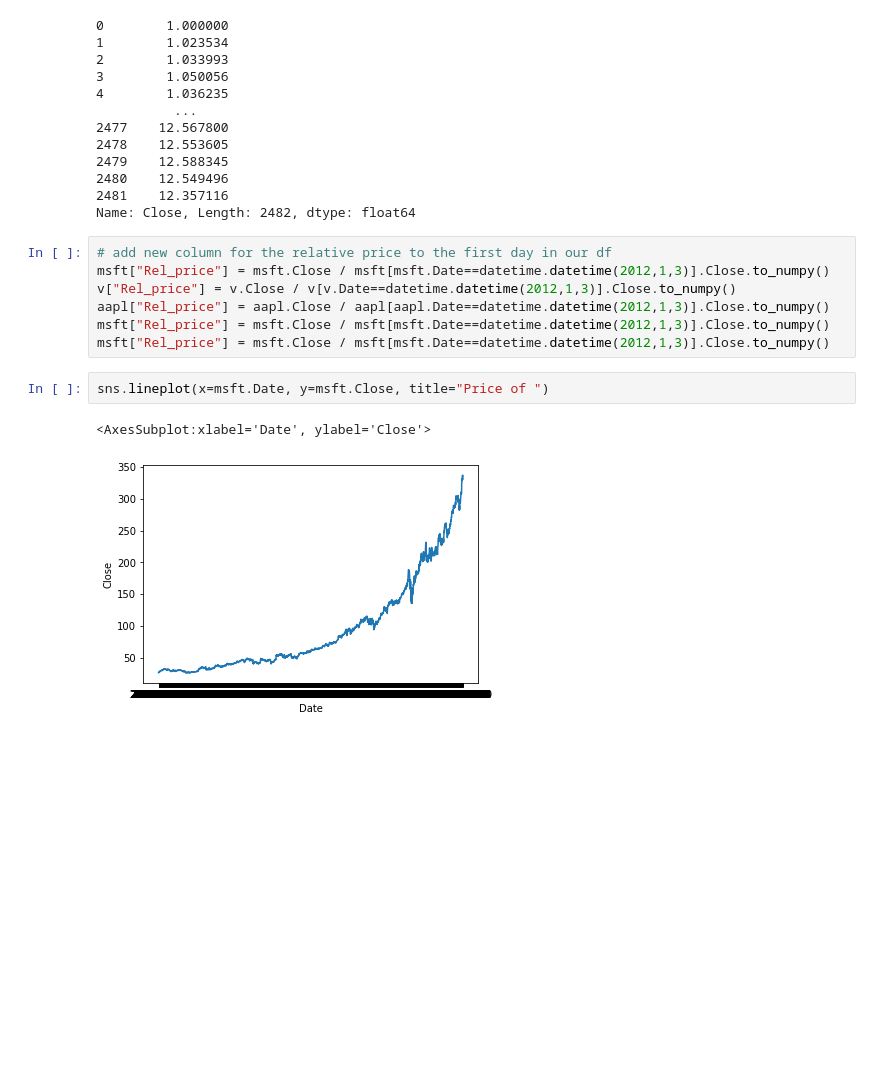
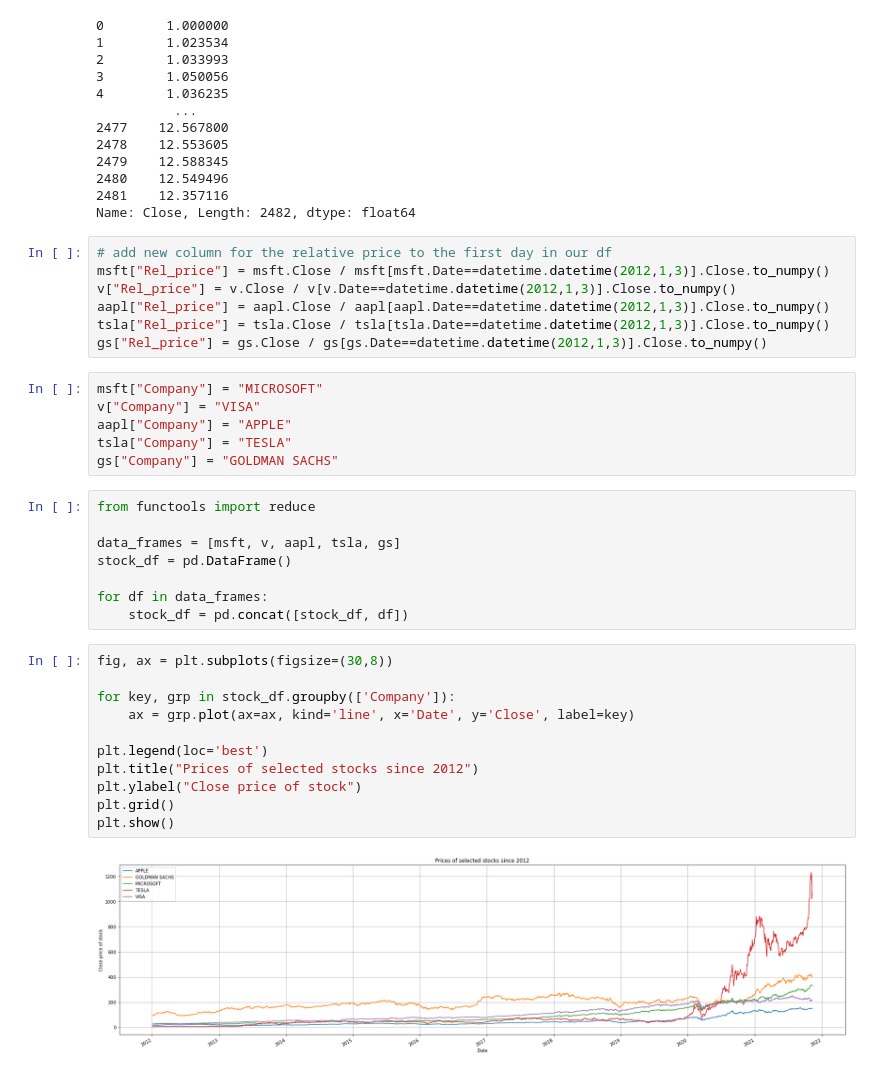
Before and after one commit to bindas1/PortfolioOptimizer, a Jupyter notebook: PortfolioOptimizer.ipynb, the cells around one changed output. Cells and saved outputs as stored; diff of their text form; blank space fills up the shorter version.

Commit message:
Add relative prices stock linecharts for all companies

```diff
--- a/PortfolioOptimizer.ipynb
+++ b/PortfolioOptimizer.ipynb
@@ -86,10 +87,32 @@ Name: Close, Length: 2482, dtype: float64
 msft["Rel_price"] = msft.Close / msft[msft.Date==datetime.datetime(2012,1,3)].Close.to_numpy()
 v["Rel_price"] = v.Close / v[v.Date==datetime.datetime(2012,1,3)].Close.to_numpy()
 aapl["Rel_price"] = aapl.Close / aapl[aapl.Date==datetime.datetime(2012,1,3)].Close.to_numpy()
-msft["Rel_price"] = msft.Close / msft[msft.Date==datetime.datetime(2012,1,3)].Close.to_numpy()
-msft["Rel_price"] = msft.Close / msft[msft.Date==datetime.datetime(2012,1,3)].Close.to_numpy()
+tsla["Rel_price"] = tsla.Close / tsla[tsla.Date==datetime.datetime(2012,1,3)].Close.to_numpy()
+gs["Rel_price"] = gs.Close / gs[gs.Date==datetime.datetime(2012,1,3)].Close.to_numpy()
-# %%
-sns.lineplot(x=msft.Date, y=msft.Close, title="Price of ")
-# %% [output]
-<AxesSubplot:xlabel='Date', ylabel='Close'>
-[figure, removed]
+# %%
+msft["Company"] = "MICROSOFT"
+v["Company"] = "VISA"
+aapl["Company"] = "APPLE"
+tsla["Company"] = "TESLA"
+gs["Company"] = "GOLDMAN SACHS"
+# %%
+from functools import reduce
+
+data_frames = [msft, v, aapl, tsla, gs]
+stock_df = pd.DataFrame()
+
+for df in data_frames:
+    stock_df = pd.concat([stock_df, df])
+# %%
+fig, ax = plt.subplots(figsize=(30,8))
+
+for key, grp in stock_df.groupby(['Company']):
+    ax = grp.plot(ax=ax, kind='line', x='Date', y='Close', label=key)
+
+plt.legend(loc='best')
+plt.title("Prices of selected stocks since 2012")
+plt.ylabel("Close price of stock")
+plt.grid()
+plt.show()
+# %% [output]
+[figure, added]
```
Also changed, not shown: parts of 6 cells of this notebook.
